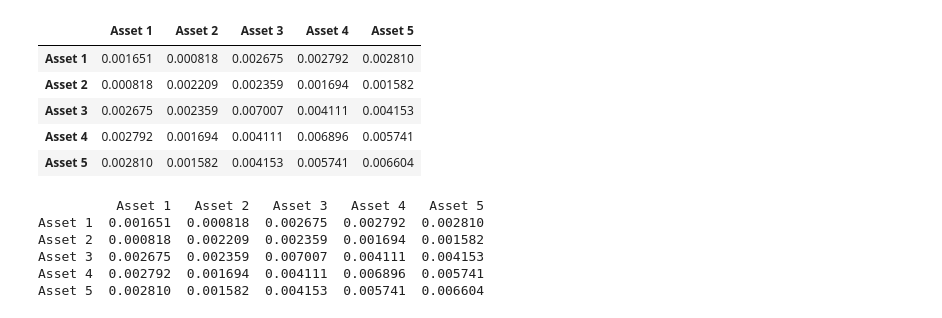
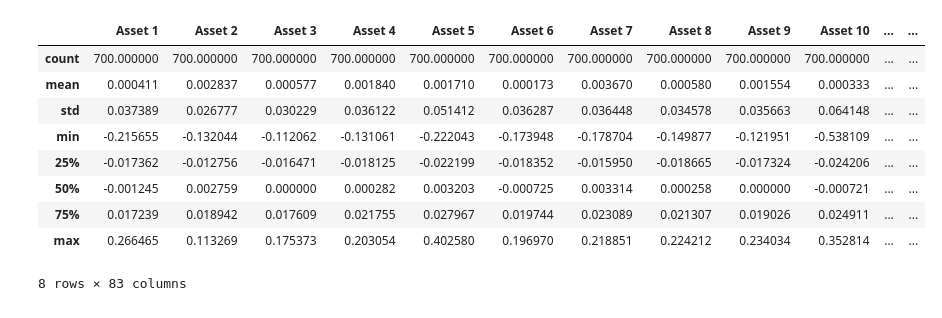
Before and after one commit to 97continuum/Portfolio_Optimizer_CPP, a Jupyter notebook: src/python/visualization.ipynb, the cells around one changed output. Cells and saved outputs as stored; diff of their text form; code cells hidden in the pictures.

```diff
--- a/src/python/test.ipynb
+++ b/src/python/visualization.ipynb
@@ -33,21 +27,16 @@ covMatrix = data.cov()
-# %%
-covMatrix
-# %% [output]
-|  | Asset 1 | Asset 2 | Asset 3 | Asset 4 | Asset 5 |
-| Asset 1 | 0.001651 | 0.000818 | 0.002675 | 0.002792 | 0.002810 |
-| Asset 2 | 0.000818 | 0.002209 | 0.002359 | 0.001694 | 0.001582 |
-| Asset 3 | 0.002675 | 0.002359 | 0.007007 | 0.004111 | 0.004153 |
-| Asset 4 | 0.002792 | 0.001694 | 0.004111 | 0.006896 | 0.005741 |
-| Asset 5 | 0.002810 | 0.001582 | 0.004153 | 0.005741 | 0.006604 |
-# %%
-print(covMatrix)
-# %% [output]
-          Asset 1   Asset 2   Asset 3   Asset 4   Asset 5
-Asset 1  0.001651  0.000818  0.002675  0.002792  0.002810
-Asset 2  0.000818  0.002209  0.002359  0.001694  0.001582
-Asset 3  0.002675  0.002359  0.007007  0.004111  0.004153
-Asset 4  0.002792  0.001694  0.004111  0.006896  0.005741
-Asset 5  0.002810  0.001582  0.004153  0.005741  0.006604
+# %%
+data.describe()
+# %% [output]
+|  | Asset 1 | Asset 2 | Asset 3 | Asset 4 | Asset 5 | Asset 6 | Asset 7 | Asset 8 | Asset 9 | Asset 10 | ... | ... |
+| count | 700.000000 | 700.000000 | 700.000000 | 700.000000 | 700.000000 | 700.000000 | 700.000000 | 700.000000 | 700.000000 | 700.000000 | ... | ... |
+| mean | 0.000411 | 0.002837 | 0.000577 | 0.001840 | 0.001710 | 0.000173 | 0.003670 | 0.000580 | 0.001554 | 0.000333 | ... | ... |
+| std | 0.037389 | 0.026777 | 0.030229 | 0.036122 | 0.051412 | 0.036287 | 0.036448 | 0.034578 | 0.035663 | 0.064148 | ... | ... |
+| min | -0.215655 | -0.132044 | -0.112062 | -0.131061 | -0.222043 | -0.173948 | -0.178704 | -0.149877 | -0.121951 | -0.538109 | ... | ... |
+| 25% | -0.017362 | -0.012756 | -0.016471 | -0.018125 | -0.022199 | -0.018352 | -0.015950 | -0.018665 | -0.017324 | -0.024206 | ... | ... |
+| 50% | -0.001245 | 0.002759 | 0.000000 | 0.000282 | 0.003203 | -0.000725 | 0.003314 | 0.000258 | 0.000000 | -0.000721 | ... | ... |
+| 75% | 0.017239 | 0.018942 | 0.017609 | 0.021755 | 0.027967 | 0.019744 | 0.023089 | 0.021307 | 0.019026 | 0.024911 | ... | ... |
+| max | 0.266465 | 0.113269 | 0.175373 | 0.203054 | 0.402580 | 0.196970 | 0.218851 | 0.224212 | 0.234034 | 0.352814 | ... | ... |
+8 rows × 83 columns
 # %%
 results = pd.read_csv("/Users/talhajamal/Desktop/Code/Portfolio_Optimizer_CPP/data/results.csv", header=0)
 # %%
```
Also changed, not shown: parts of 8 cells of this notebook, 11 other files.
